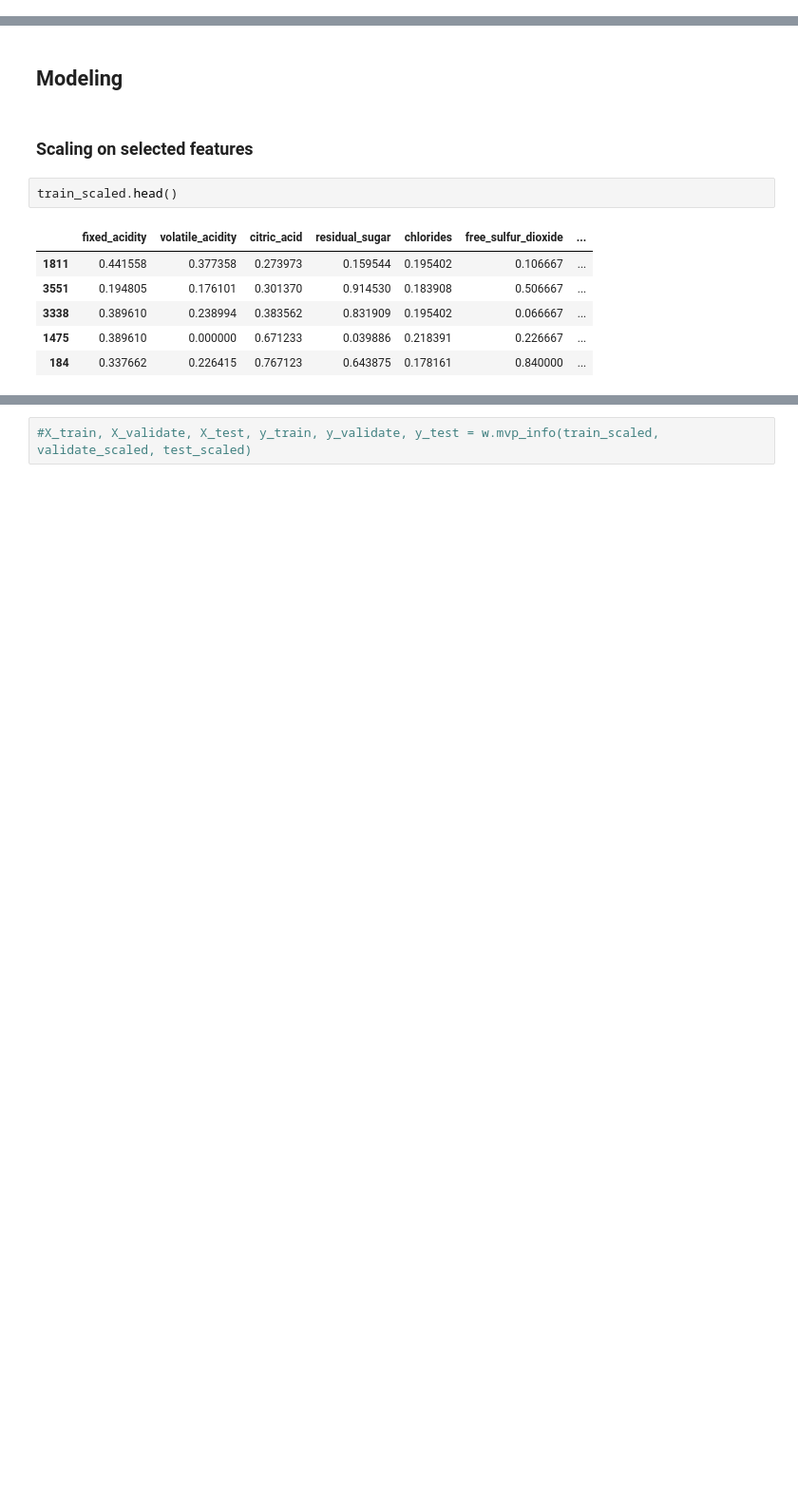
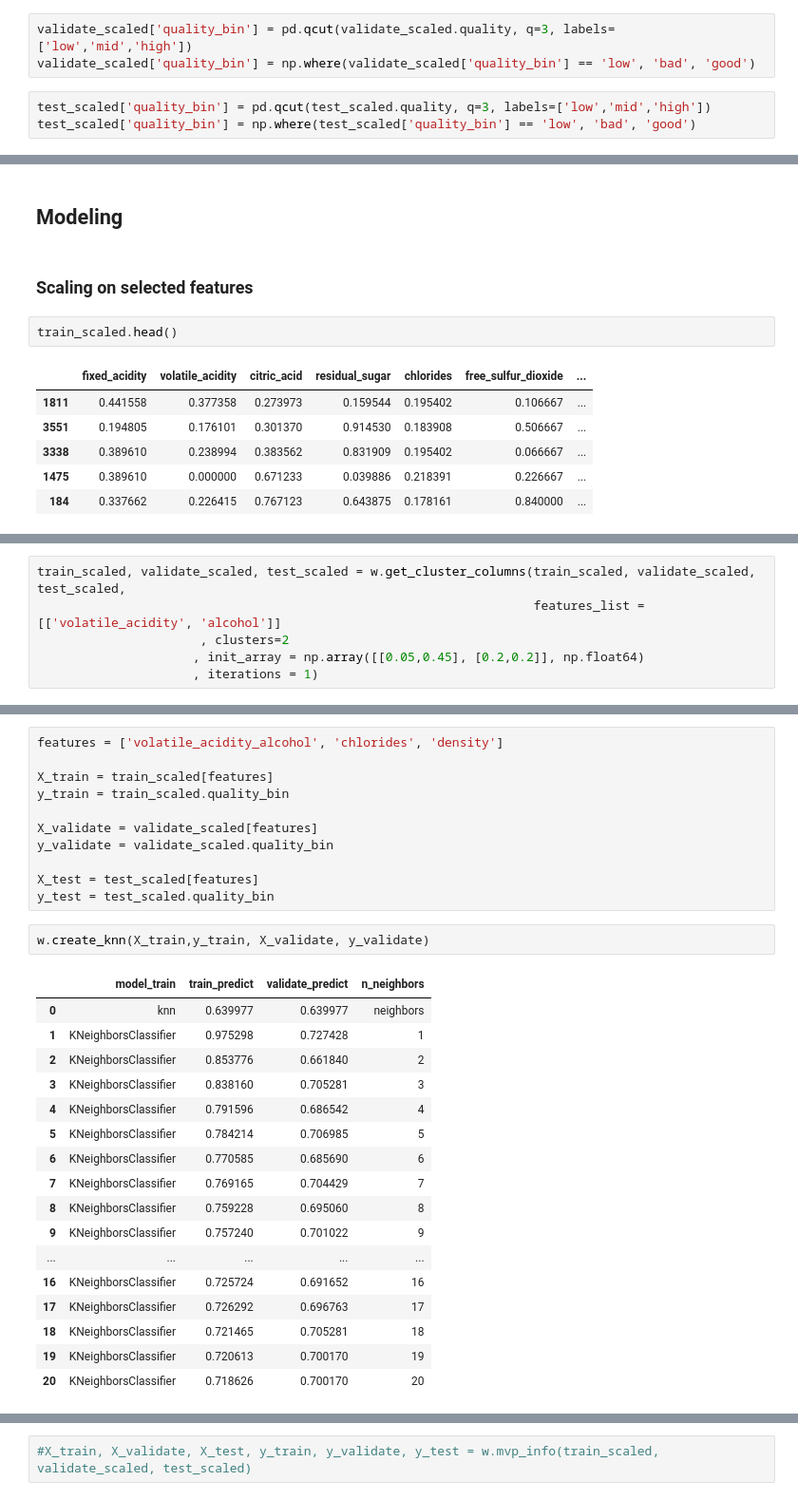
Before and after one commit to pagelwine/wine_project, a Jupyter notebook: final-project.ipynb, the cells around one changed output, grey strips where cells are left out. Shown at 95% size. Saved outputs shown, nothing was run; the diff lists cells and outputs as text; blank space fills up the shorter version.

```diff
--- a/final-project.ipynb
+++ b/final-project.ipynb
@@ -202,0 +194,6 @@ train_scaled
+# %%
+validate_scaled['quality_bin'] = pd.qcut(validate_scaled.quality, q=3, labels=['low','mid','high'])
+validate_scaled['quality_bin'] = np.where(validate_scaled['quality_bin'] == 'low', 'bad', 'good')
+# %%
+test_scaled['quality_bin'] = pd.qcut(test_scaled.quality, q=3, labels=['low','mid','high'])
+test_scaled['quality_bin'] = np.where(test_scaled['quality_bin'] == 'low', 'bad', 'good')
@@ -426,0 +390,6 @@ KeyError: "['va_a'] not in index"
+# %%
+train_scaled, validate_scaled, test_scaled = w.get_cluster_columns(train_scaled, validate_scaled, test_scaled,
+                                                                   features_list = [['volatile_acidity', 'alcohol']]
+                      , clusters=2
+                     , init_array = np.array([[0.05,0.45], [0.2,0.2]], np.float64)
+                     , iterations = 1)
@@ -426,0 +405,31 @@ KeyError: "['va_a'] not in index"
+# %%
+features = ['volatile_acidity_alcohol', 'chlorides', 'density']
+
+X_train = train_scaled[features]
+y_train = train_scaled.quality_bin
+
+X_validate = validate_scaled[features]
+y_validate = validate_scaled.quality_bin
+
+X_test = test_scaled[features]
+y_test = test_scaled.quality_bin
+# %%
+w.create_knn(X_train,y_train, X_validate, y_validate)
+# %% [output]
+|  | model_train | train_predict | validate_predict | n_neighbors |
+| 0 | knn | 0.639977 | 0.639977 | neighbors |
+| 1 | KNeighborsClassifier | 0.975298 | 0.727428 | 1 |
+| 2 | KNeighborsClassifier | 0.853776 | 0.661840 | 2 |
+| 3 | KNeighborsClassifier | 0.838160 | 0.705281 | 3 |
+| 4 | KNeighborsClassifier | 0.791596 | 0.686542 | 4 |
+| 5 | KNeighborsClassifier | 0.784214 | 0.706985 | 5 |
+| 6 | KNeighborsClassifier | 0.770585 | 0.685690 | 6 |
+| 7 | KNeighborsClassifier | 0.769165 | 0.704429 | 7 |
+| 8 | KNeighborsClassifier | 0.759228 | 0.695060 | 8 |
+| 9 | KNeighborsClassifier | 0.757240 | 0.701022 | 9 |
+| ... | ... | ... | ... | ... |
+| 16 | KNeighborsClassifier | 0.725724 | 0.691652 | 16 |
+| 17 | KNeighborsClassifier | 0.726292 | 0.696763 | 17 |
+| 18 | KNeighborsClassifier | 0.721465 | 0.705281 | 18 |
+| 19 | KNeighborsClassifier | 0.720613 | 0.700170 | 19 |
+| 20 | KNeighborsClassifier | 0.718626 | 0.700170 | 20 |
```
Also changed, not shown: parts of 34 cells of this notebook, 1 other file.
